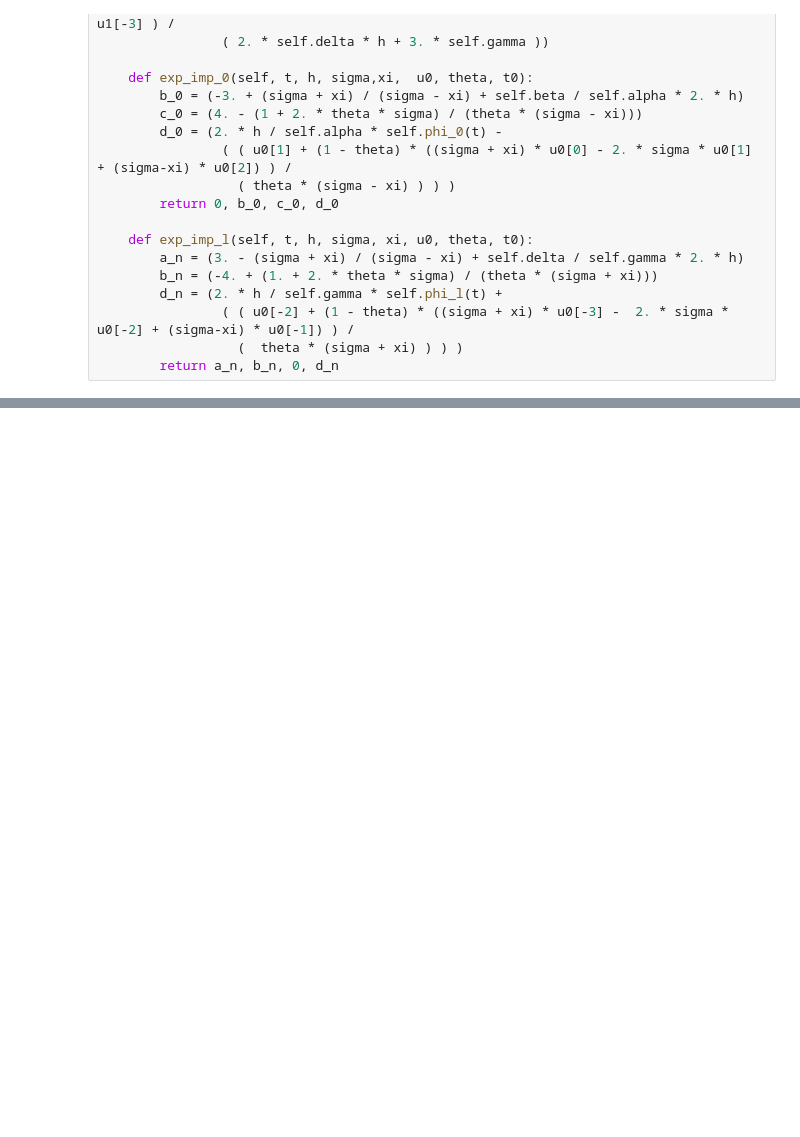
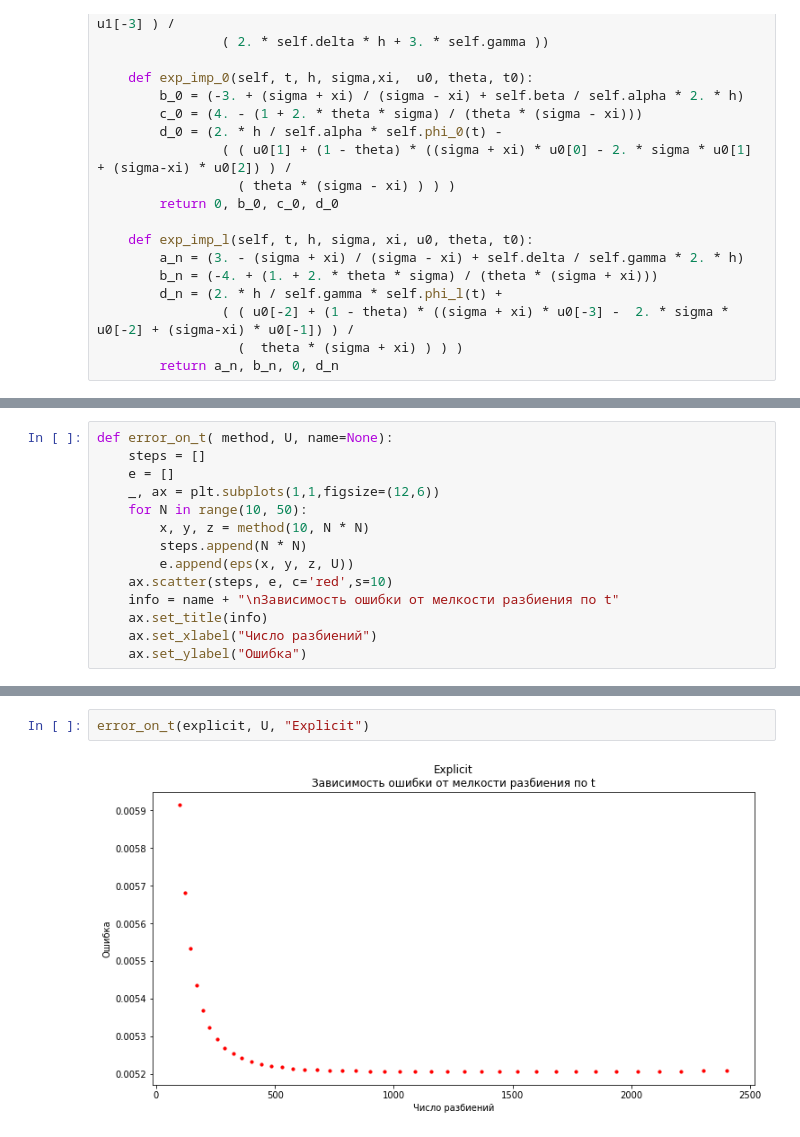
Before and after one commit to vebcreatex7/NM, a Jupyter notebook: lab5/main.ipynb, the cells around one changed output, grey strips where cells are left out. Cells and saved outputs as stored; diff of their text form; blank space fills up the shorter version.

```diff
--- a/lab5/main.ipynb
+++ b/lab5/main.ipynb
@@ -381,0 +387,14 @@ IndexError: list index out of range
+# %%
+def error_on_t( method, U, name=None):
+    steps = []
+    e = []
+    _, ax = plt.subplots(1,1,figsize=(12,6))
+    for N in range(10, 50):
+        x, y, z = method(10, N * N)
+        steps.append(N * N)
+        e.append(eps(x, y, z, U))
+    ax.scatter(steps, e, c='red',s=10)
+    info = name + "\nЗависимость ошибки от мелкости разбиения по t"
+    ax.set_title(info)
+    ax.set_xlabel("Число разбиений")
+    ax.set_ylabel("Ошибка")
@@ -381,0 +434,4 @@ IndexError: list index out of range
+# %%
+error_on_t(explicit, U, "Explicit")
+# %% [output]
+[figure, added]
```
Also changed, not shown: parts of 26 cells of this notebook.
